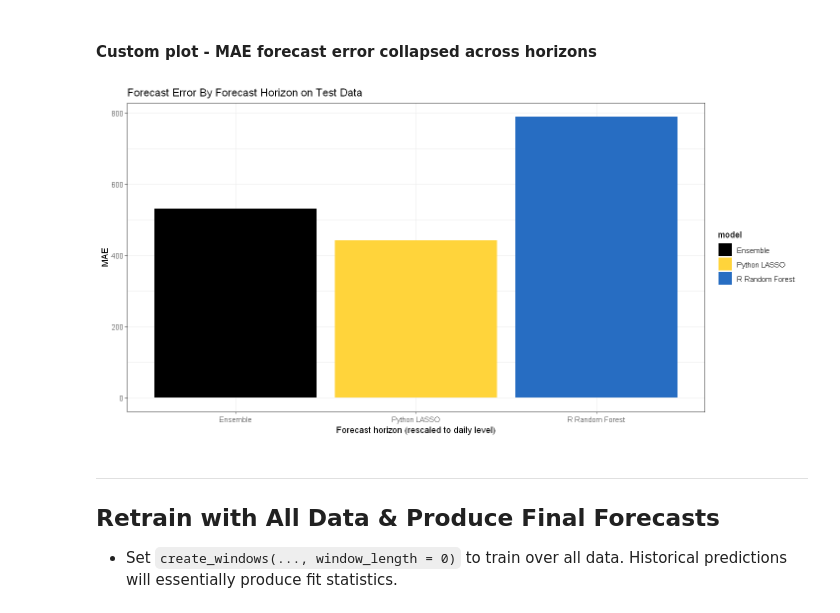
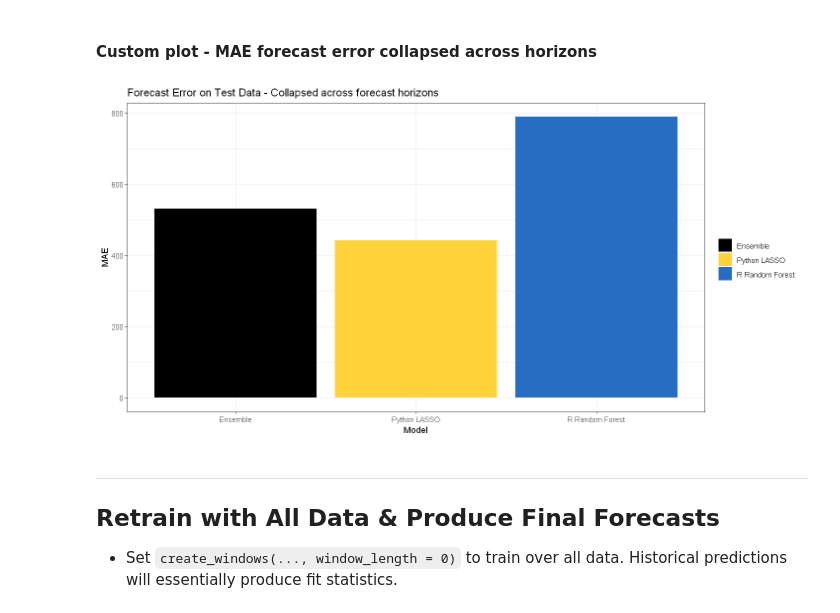
Before and after one commit to nredell/forecastML, a Jupyter notebook: notebooks/python_sklearn_and_r_in_parallel/Forecasting with Python - scikit learn in parallel.ipynb, the cells around one changed output. Cells and saved outputs as stored; diff of their text form; code cells hidden in the pictures.

```diff
--- a/notebooks/python_sklearn_and_r_in_parallel/Forecasting with Python - scikit learn in parallel.ipynb
+++ b/notebooks/python_sklearn_and_r_in_parallel/Forecasting with Python - scikit learn in parallel.ipynb
@@ -197,9 +200,10 @@ A data.frame: 6 × 28
 * Notice how the first year of data is missing in the plot below. This is because our longest feature lookback was 1 year in the past which would have introduced missing data for these features at any time in 2012 (if the dataset rows were retained). These rows can be kept with `create_lagged_df(keep_rows = TRUE)`.
 # %%
 windows <- forecastML::create_windows(data_train,
-                                      window_length = 0,  # Zero auto-spans from window_start to window_stop.
+                                      window_length = 0,  # 0 pans from window_start to window_stop.
                                       window_start = as.POSIXct("2013-12-01", tz = "UTC"),
-                                      window_stop = as.POSIXct("2014-01-01", tz = "UTC"))
+                                      window_stop = as.POSIXct("2014-01-01", tz = "UTC")
+                                     )
 
 plot(windows, data_train)
 # %% [output]
@@ -246,16 +262,19 @@ def py_model_fun(data):  # A horizon-specific pd.DataFrame from forecastML::crea
 # %% [markdown]
 #### `R` wrapper for `Python` model function in `model_script.py`
 # %%
-r_wrapper_for_py_model_fun <- function(data) {  # A horizon-specific pd.DataFrame from forecastML::create_lagged_df().
+# 'data' is a pd.DataFrame version of the horizon-specific data.frame from
+# create_lagged_df(). The pd.DataFrame is not subclassed.
+r_wrapper_for_py_model_fun <- function(data) {
 
   reticulate::source_python("model_script.py")
 
-  py_model_return <- reticulate::py$py_model_fun(data)  # $py brings the Python function into R.
+  py_model_return <- reticulate::py$py_model_fun(data)  # py$ brings the function into R.
 
   horizon <- py_model_return$horizon  # This is our dict key 'horizon' in the cell above.
 
   # A uniquely named Python model object with meta-data being saved to disk for parallel training.
-  reticulate::py_save_object(py_model_return, paste0("py_model_horizon_", horizon, ".pkl"), pickle = "pickle")
+  reticulate::py_save_object(py_model_return, paste0("py_model_horizon_", horizon, ".pkl"),
+                             pickle = "pickle")
 }
 # %% [markdown]
 ### `R` model function
@@ -292,7 +311,8 @@ for (i in seq_along(horizons)) {
 
   model_name <- paste0("py_model_horizon_", horizons[i])  # Horizons 48, 96, and 144.
 
-  model_results_py[[i]]$window_1$model <- reticulate::py_load_object(paste0(model_name, ".pkl"), pickle = "pickle")
+  model_results_py[[i]]$window_1$model <- reticulate::py_load_object(paste0(model_name, ".pkl"),
+                                                                     pickle = "pickle")
 }
 
 model_results_py[[i]]$window_1$model
@@ -459,7 +491,9 @@ for (i in seq_along(horizons)) {
   data_forecast[[i]]$year <- lubridate::year(data_forecast[[i]]$index)
 
   # New Year's Eve; this isn't a production-ready approach.
-  data_forecast[[i]]$Holiday <- with(data_forecast[[i]], ifelse(lubridate::mday(data_forecast[[i]]$index) == 31, TRUE, FALSE))
+  data_forecast[[i]]$Holiday <- with(data_forecast[[i]],
+                                     ifelse(lubridate::mday(data_forecast[[i]]$index) == 31,
+                                            TRUE, FALSE))
 }
 # %% [markdown]
 ### Forecast with `forecastML::predict()`
@@ -552,17 +593,20 @@ p
 # %% [markdown]
 #### Custom plot - MAE forecast error collapsed across horizons
 # %%
-data_plot <- dplyr::bind_rows(data_error_py$error_global, data_error_r$error_global, data_error$error_global)
+data_plot <- dplyr::bind_rows(data_error_py$error_global,
+                              data_error_r$error_global,
+                              data_error$error_global)
 
 p <- ggplot(data_plot, aes(model, mae, fill = model))
 p <- p + geom_col()
-p <- p + scale_fill_manual(values = c("Python LASSO" = "#ffd43b", "R Random Forest" = "#276DC2", "Ensemble" = "black"))
+p <- p + scale_fill_manual(values = c("Python LASSO" = "#ffd43b", "R Random Forest" = "#276DC2",
+                                      "Ensemble" = "black"))
 p <- p + theme_bw()
-p <- p + xlab("Forecast horizon (rescaled to daily level)") + ylab("MAE") + labs(color = NULL) +
-  ggtitle("Forecast Error By Forecast Horizon on Test Data")
+p <- p + xlab("Model") + ylab("MAE") + labs(fill = NULL) +
+  ggtitle("Forecast Error on Test Data - Collapsed across forecast horizons")
 p
 # %% [output]
-[figure, old version]
+[figure, new version]
 # %% [markdown]
 ***
 
```
Also changed, not shown: parts of 19 cells of this notebook, 1 other file.
